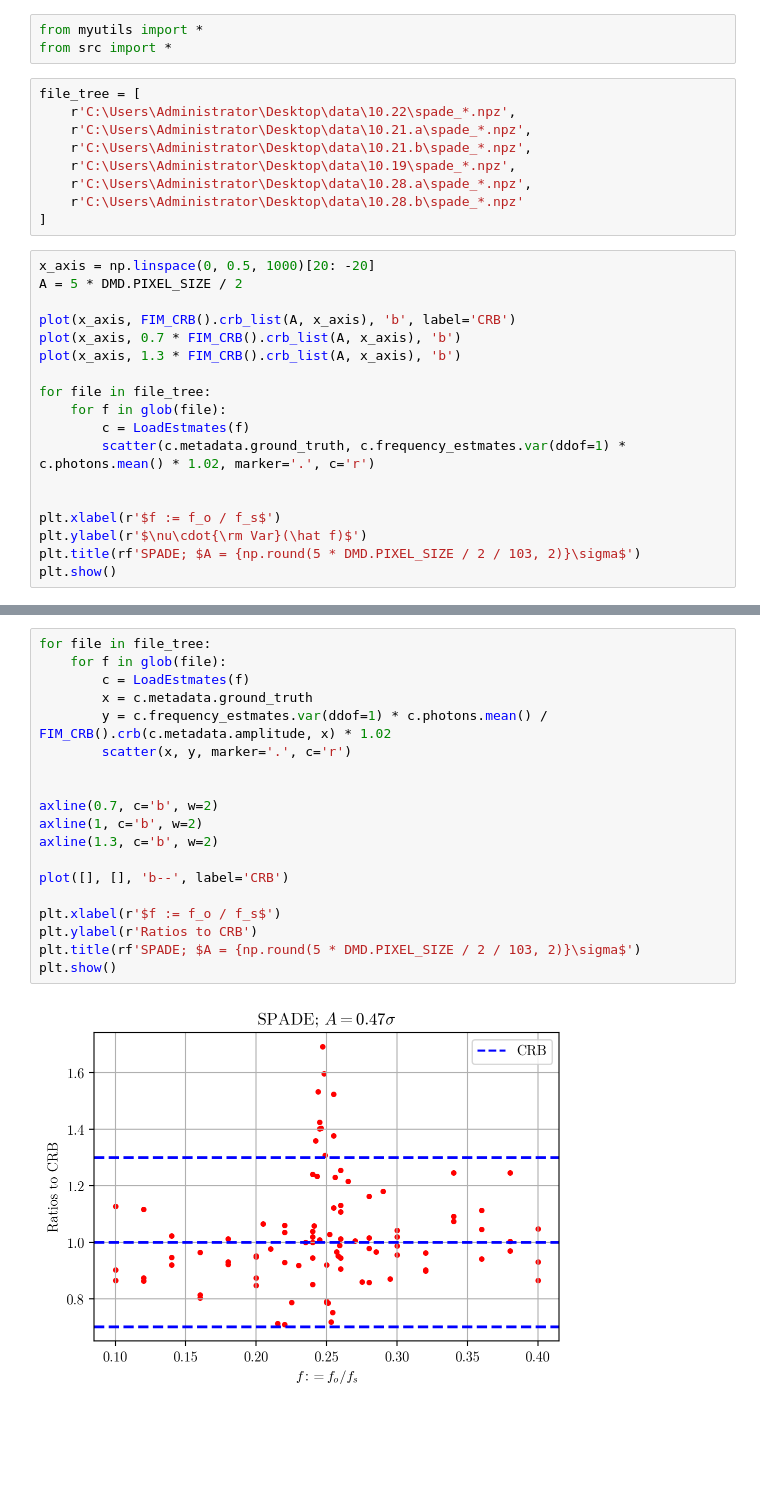
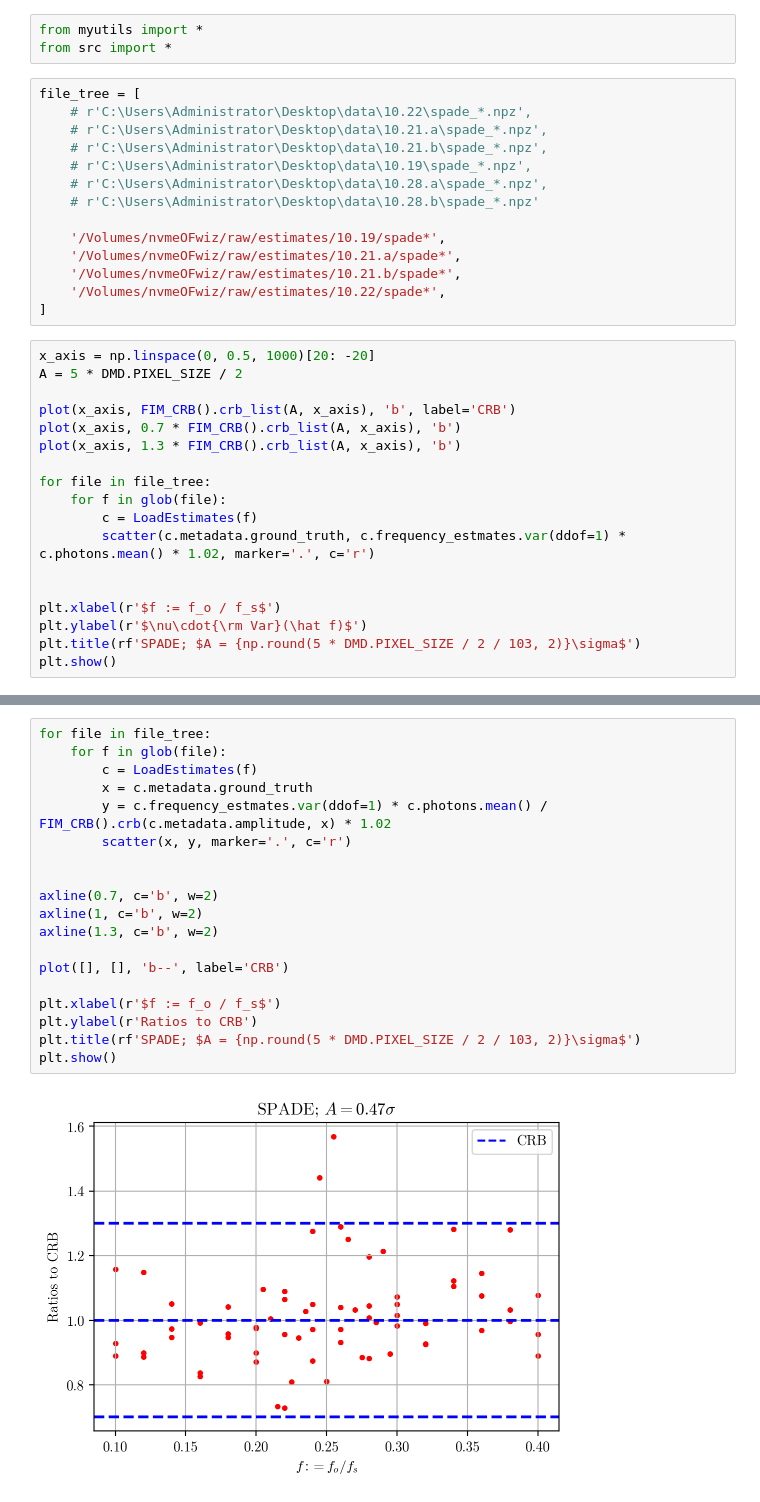
Before and after one commit to huchaoning/freqest-draft, a Jupyter notebook: plot.ipynb, the cells around one changed output, grey strips where cells are left out. Saved outputs shown, nothing was run; the diff lists cells and outputs as text; blank space fills up the shorter version.

Commit message:
SPADE应该万无一失了

```diff
--- a/plot.ipynb
+++ b/plot.ipynb
@@ -3,12 +3,17 @@ from myutils import *
 from src import *
 # %%
 file_tree = [
-    r'C:\Users\Administrator\Desktop\data\10.22\spade_*.npz',
-    r'C:\Users\Administrator\Desktop\data\10.21.a\spade_*.npz',
-    r'C:\Users\Administrator\Desktop\data\10.21.b\spade_*.npz',
-    r'C:\Users\Administrator\Desktop\data\10.19\spade_*.npz',
-    r'C:\Users\Administrator\Desktop\data\10.28.a\spade_*.npz',
-    r'C:\Users\Administrator\Desktop\data\10.28.b\spade_*.npz'
+    # r'C:\Users\Administrator\Desktop\data\10.22\spade_*.npz',
+    # r'C:\Users\Administrator\Desktop\data\10.21.a\spade_*.npz',
+    # r'C:\Users\Administrator\Desktop\data\10.21.b\spade_*.npz',
+    # r'C:\Users\Administrator\Desktop\data\10.19\spade_*.npz',
+    # r'C:\Users\Administrator\Desktop\data\10.28.a\spade_*.npz',
+    # r'C:\Users\Administrator\Desktop\data\10.28.b\spade_*.npz'
+
+    '/Volumes/nvmeOFwiz/raw/estimates/10.19/spade*',
+    '/Volumes/nvmeOFwiz/raw/estimates/10.21.a/spade*',
+    '/Volumes/nvmeOFwiz/raw/estimates/10.21.b/spade*',
+    '/Volumes/nvmeOFwiz/raw/estimates/10.22/spade*',
 ]
 # %%
 x_axis = np.linspace(0, 0.5, 1000)[20: -20]
@@ -20,7 +25,7 @@ plot(x_axis, 1.3 * FIM_CRB().crb_list(A, x_axis), 'b')
 
 for file in file_tree:
     for f in glob(file):
-        c = LoadEstmates(f)
+        c = LoadEstimates(f)
         scatter(c.metadata.ground_truth, c.frequency_estmates.var(ddof=1) * c.photons.mean() * 1.02, marker='.', c='r')
 
 
@@ -33,21 +38,21 @@ plt.show()
 # %%
 for file in file_tree:
     for f in glob(file):
-        c = LoadEstmates(f)
+        c = LoadEstimates(f)
         x = c.metadata.ground_truth
         y = c.frequency_estmates.var(ddof=1) * c.photons.mean() / FIM_CRB().crb(c.metadata.amplitude, x) * 1.02
         scatter(x, y, marker='.', c='r')
 
 
 axline(0.7, c='b', w=2)
 axline(1, c='b', w=2)
 axline(1.3, c='b', w=2)
 
 plot([], [], 'b--', label='CRB')
 
 plt.xlabel(r'$f := f_o / f_s$')
 plt.ylabel(r'Ratios to CRB')
 plt.title(rf'SPADE; $A = {np.round(5 * DMD.PIXEL_SIZE / 2 / 103, 2)}\sigma$')
 plt.show()
 # %% [output]
-[figure, old version]
+[figure, new version]
```
Also changed, not shown: parts of 1 cell of this notebook, 1 other file.
